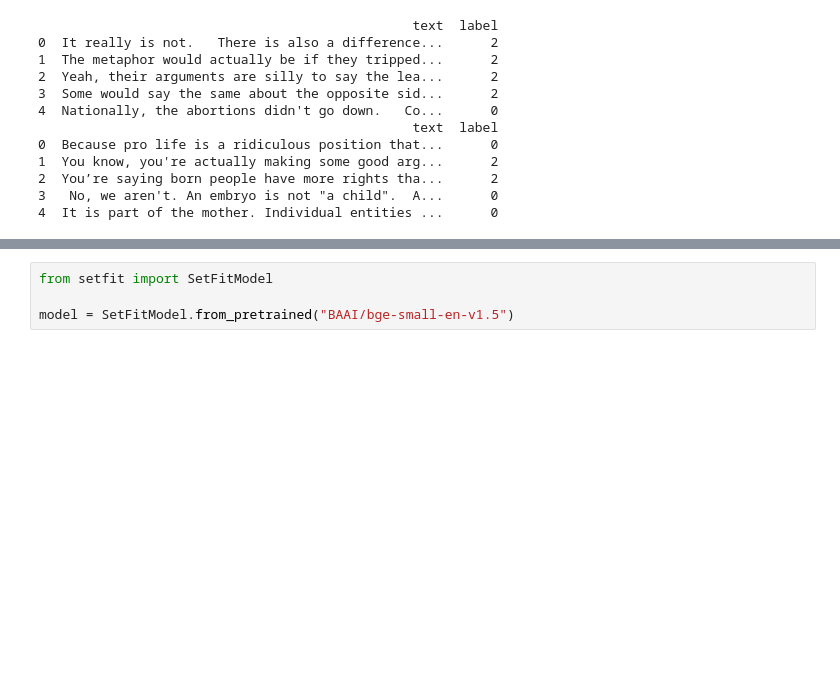
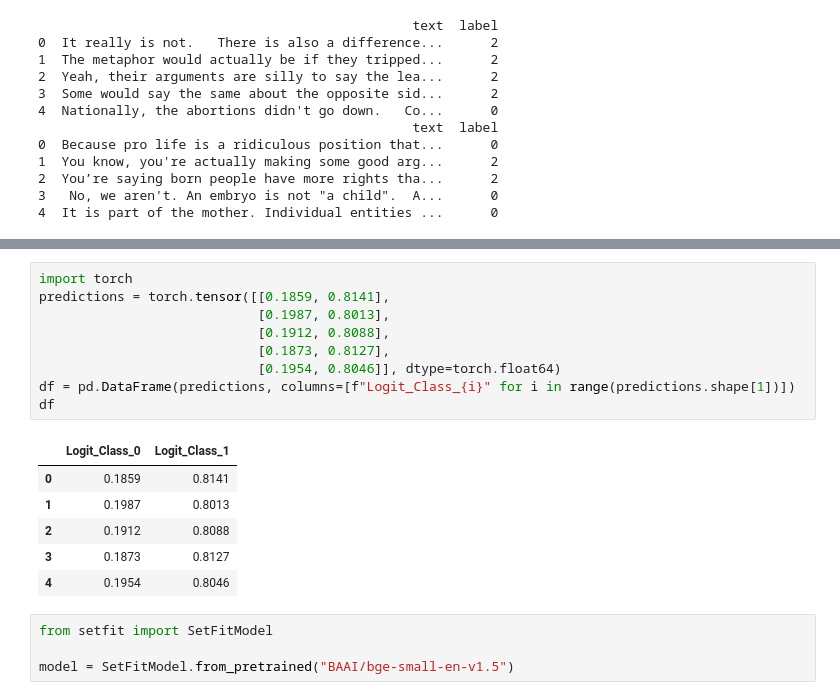
Before and after one commit to b0psheva27/BSc_project_polarization, a Jupyter notebook: 03_stance_detection.ipynb, the cells around one changed output, grey strips where cells are left out. Saved outputs shown, nothing was run; the diff lists cells and outputs as text; blank space fills up the shorter version.

```diff
--- a/03_stance_detection.ipynb
+++ b/03_stance_detection.ipynb
@@ -84,3 +96,19 @@ print(test_dataset.to_pandas().head())
+# %%
+import torch
+predictions = torch.tensor([[0.1859, 0.8141],
+                            [0.1987, 0.8013],
+                            [0.1912, 0.8088],
+                            [0.1873, 0.8127],
+                            [0.1954, 0.8046]], dtype=torch.float64)
+df = pd.DataFrame(predictions, columns=[f"Logit_Class_{i}" for i in range(predictions.shape[1])])
+df
+# %% [output]
+|  | Logit_Class_0 | Logit_Class_1 |
+| 0 | 0.1859 | 0.8141 |
+| 1 | 0.1987 | 0.8013 |
+| 2 | 0.1912 | 0.8088 |
+| 3 | 0.1873 | 0.8127 |
+| 4 | 0.1954 | 0.8046 |
 # %%
 from setfit import SetFitModel
 
```
Also changed, not shown: parts of 1 cell of this notebook, 1 other file.
